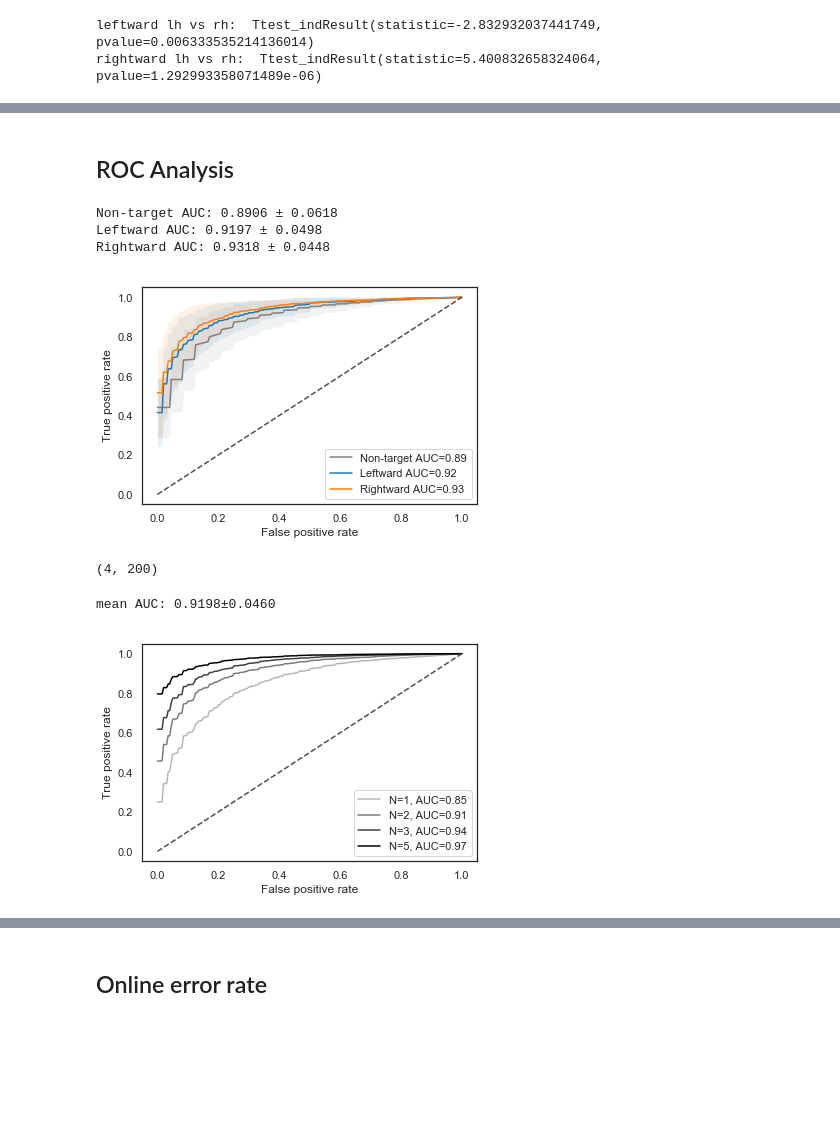
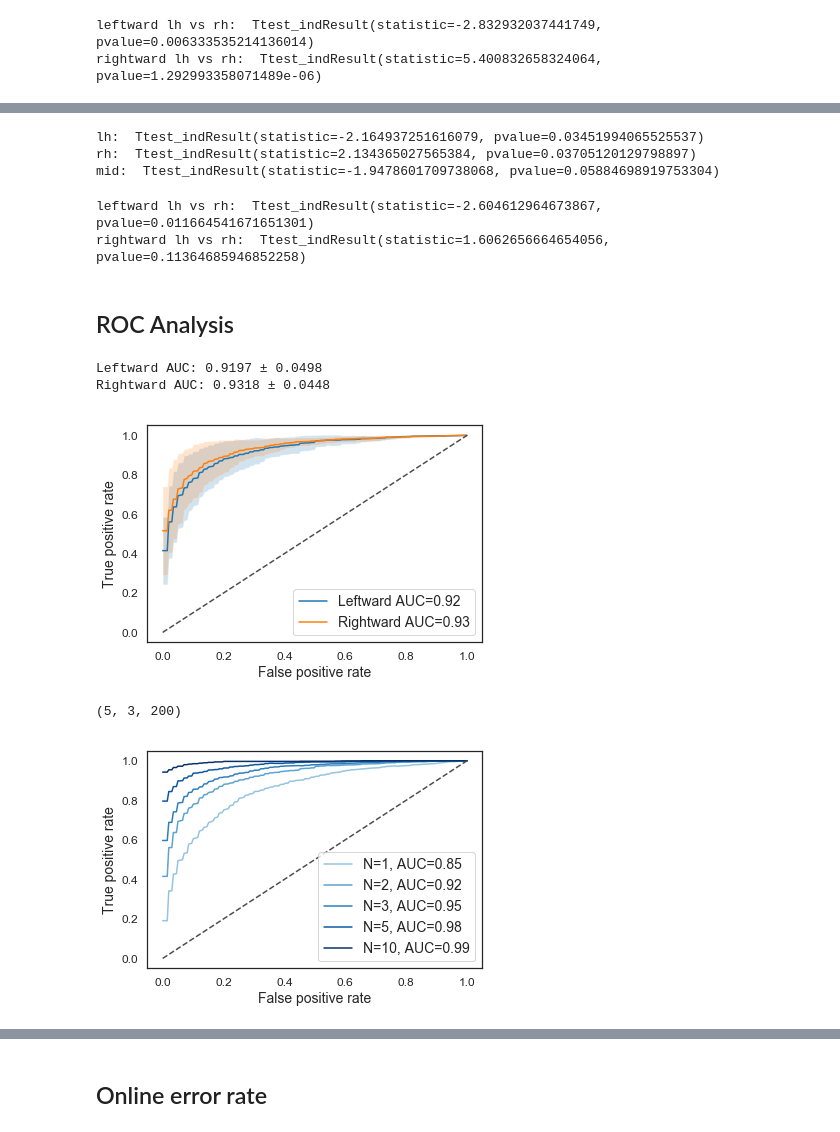
Before and after one commit to HongLabTHU/Dual-mVEPs-Speller, a Jupyter notebook: figs_offline.ipynb, the cells around one changed output, grey strips where cells are left out. Cells and saved outputs as stored; diff of their text form; code cells hidden in the pictures; blank space fills up the shorter version.

Commit message:
Change on figures.

```diff
--- a/figs_offline.ipynb
+++ b/figs_offline.ipynb
@@ -198,7 +198,7 @@ for d in data_list:
     for i, ch in enumerate(ch_names):
         h = hemi(ch)
         loc, t, val = _get_peak(l_[[i]], times, tmin=0.1, tmax=0.3, mode='neg')
-        latency.append([ch, h, 'leftward', times[t]])
+        latency.append([ch, h, 'leftward', times[t], val])
         loc, t, val = _get_peak(r_[[i]], times, tmin=0.1, tmax=0.3, mode='neg')
-        latency.append([ch, h, 'rightward', times[t]])
+        latency.append([ch, h, 'rightward', times[t], val])
 # %%
@@ -264,3 +293,34 @@ rightward lh vs rh:  Ttest_indResult(statistic=5.400832658324064, pvalue=1.29299
+# %%
+# t-test leftward vs rightward on different hemispheres
+# lh
+l_ = lag_df[(lag_df.Hemisphere == 'lh') & (lag_df.Direction == 'leftward')]
+r_ = lag_df[(lag_df.Hemisphere == 'lh') & (lag_df.Direction == 'rightward')]
+print('lh: ', ttest_ind(l_.Amplitude.values, r_.Amplitude.values))
+# rh
+l_ = lag_df[(lag_df.Hemisphere == 'rh') & (lag_df.Direction == 'leftward')]
+r_ = lag_df[(lag_df.Hemisphere == 'rh') & (lag_df.Direction == 'rightward')]
+print('rh: ', ttest_ind(l_.Amplitude.values, r_.Amplitude.values))
+# mid
+l_ = lag_df[(lag_df.Hemisphere == 'mid') & (lag_df.Direction == 'leftward')]
+r_ = lag_df[(lag_df.Hemisphere == 'mid') & (lag_df.Direction == 'rightward')]
+print('mid: ', ttest_ind(l_.Amplitude.values, r_.Amplitude.values))
+# %% [output]
+lh:  Ttest_indResult(statistic=-2.164937251616079, pvalue=0.03451994065525537)
+rh:  Ttest_indResult(statistic=2.134365027565384, pvalue=0.03705120129798897)
+mid:  Ttest_indResult(statistic=-1.9478601709738068, pvalue=0.05884698919753304)
+# %%
+# t-test  lh vs rh for different stimuli
+# leftward
+l_lh = lag_df[(lag_df.Hemisphere == 'lh') & (lag_df.Direction == 'leftward')]
+l_rh = lag_df[(lag_df.Hemisphere == 'rh') & (lag_df.Direction == 'leftward')]
+print('leftward lh vs rh: ', ttest_ind(l_lh.Amplitude.values, l_rh.Amplitude.values,))
+# rightward
+r_lh = lag_df[(lag_df.Hemisphere == 'lh') & (lag_df.Direction == 'rightward')]
+r_rh = lag_df[(lag_df.Hemisphere == 'rh') & (lag_df.Direction == 'rightward')]
+print('rightward lh vs rh: ', ttest_ind(r_lh.Amplitude.values, r_rh.Amplitude.values,))
+# %% [output]
+leftward lh vs rh:  Ttest_indResult(statistic=-2.604612964673867, pvalue=0.011664541671651301)
+rightward lh vs rh:  Ttest_indResult(statistic=1.6062656664654056, pvalue=0.11364685946852258)
 # %% [markdown]
 ## ROC Analysis
 # %%
@@ -325,24 +385,25 @@ c = ['gray', cmap(0), cmap(1)]
 auc = np.trapz(rocs_classes, fpr_interp, axis=1)
 lines = []
 plt.figure()
-for i in range(3):
+for i in range(1, 3):
     line, = plt.plot(fpr_interp, rocs_classes[i], c=c[i])
     lines.append(line)
-    plt.fill_between(fpr_interp, rocs_classes[i]-roc_classes_err[i], rocs_classes[i]+roc_classes_err[i], alpha=0.1, facecolor=c[i])
+    plt.fill_between(fpr_interp, rocs_classes[i]-roc_classes_err[i], rocs_classes[i]+roc_classes_err[i], alpha=0.2, facecolor=c[i])
     print('%s AUC: %.4f ± %.4f' % (cls_names[i], auc[i], np.std(np.trapz(roc_subjects_classes[:, i], fpr_interp, axis=-1))))
 plt.plot([0, 1], [0, 1], ls="--", c=".3")
-plt.legend(lines, ['%s AUC=%.2f' % (cls_names[i], auc[i]) for i in range(3)])
-plt.xlabel('False positive rate')
-plt.ylabel('True positive rate')
+plt.legend(lines, ['%s AUC=%.2f' % (cls_names[i], auc[i]) for i in range(1, 3)], fontsize=14)
+plt.xlabel('False positive rate', fontsize=14)
+plt.ylabel('True positive rate', fontsize=14)
+plt.gca().tick_params(axis='both', which='major', labelsize='large')
+plt.savefig('../tmp/auc_lr.pdf')
 plt.show()
 # %% [output]
-Non-target AUC: 0.8906 ± 0.0618
 Leftward AUC: 0.9197 ± 0.0498
 Rightward AUC: 0.9318 ± 0.0448
-[figure, old version]
+[figure, new version]
 # %%
 roc_subjects_n_trials = []
-n_trials = [1,2,3,5]
+n_trials = [1, 2, 3, 5, 10]
 for i in n_trials:
     roc_subjects = []
     for d in data_list:
@@ -352,27 +413,28 @@ for i in n_trials:
         X = epochs[..., ::25]
         y = d['y']
         roc = cross_val(estimator, X, y, n=i)
-        roc_subjects.append(roc.mean(axis=0))
+        roc_subjects.append(roc)  # roc for different classes
     roc_subjects_n_trials.append(np.mean(roc_subjects, axis=0))
 roc_subjects_n_trials = np.array(roc_subjects_n_trials)
 print(roc_subjects_n_trials.shape)
 # %% [output]
-(4, 200)
+(5, 3, 200)
 # %%
-# auc
-auc_n_trials = np.sum(roc_subjects_n_trials, axis=-1) / len(fpr_interp)
-print('mean AUC: %.4f±%.4f' % (np.mean(auc_n_trials), np.std(auc_n_trials)))
+# auc for leftward
+roc_subjects_n_trials_left = roc_subjects_n_trials[:, 1].copy()
+auc_n_trials = np.sum(roc_subjects_n_trials_left, axis=-1) / len(fpr_interp)
 plt.figure()
 
-gray_map = plt.get_cmap('Greys')
+gray_map = plt.get_cmap('Blues')
 for i in range(len(n_trials)):
-    plt.plot(fpr_interp, roc_subjects_n_trials[i], c=gray_map(0.2 * i + 0.4),
+    plt.plot(fpr_interp, roc_subjects_n_trials_left[i], c=gray_map(0.15 * i + 0.4),
              label='N=%d, AUC=%.2f' % (n_trials[i], auc_n_trials[i]))
 plt.plot([0, 1], [0, 1], ls="--", c=".3")
-plt.xlabel('False positive rate')
-plt.ylabel('True positive rate')
-plt.legend()
+plt.legend(fontsize=14)
+plt.xlabel('False positive rate', fontsize=14)
+plt.ylabel('True positive rate', fontsize=14)
+plt.gca().tick_params(axis='both', which='major', labelsize='large')
+plt.savefig('../tmp/auc_n_trial_leftward.pdf')
 plt.show()
 # %% [output]
-mean AUC: 0.9198±0.0460
-[figure, old version]
+[figure, new version]
```
Also changed, not shown: parts of 7 cells of this notebook.
